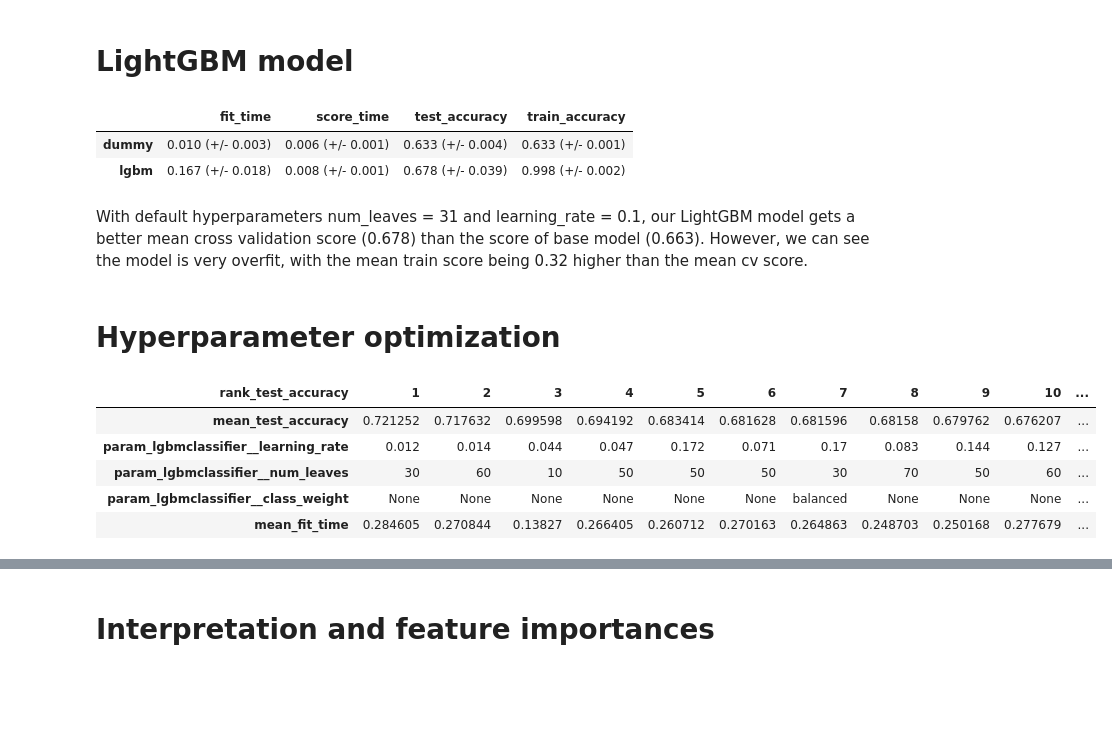
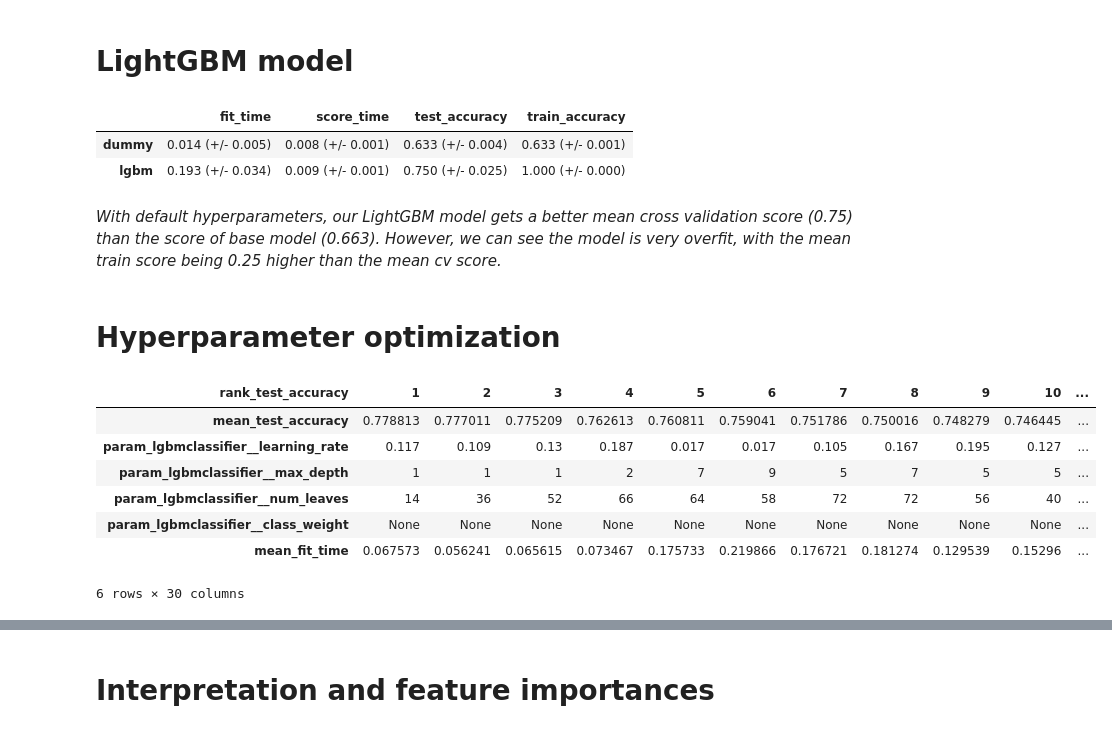
Before and after one commit to Capstone-Project-JYSF/Allard, a Jupyter notebook: models/LightGBM.ipynb, the cells around one changed output, grey strips where cells are left out. Saved outputs shown, nothing was run; the diff lists cells and outputs as text; code cells hidden in the pictures; blank space fills up the shorter version.

```diff
--- a/models/LightGBM.ipynb
+++ b/models/LightGBM.ipynb
@@ -104,22 +104,34 @@ numeric_features = [
 'Over how many months did the arrears accumulate?',
 
 ]
+
 ordinal_features = [
 'Was the tenant employed at the time of the hearing?',
 'If the tenant was not employed, did the decision state the tenant was receiving any form of government assistance (e.g. OW, childcare benefits, ODSP, OSAP)?',
 'If the tenant was employed, did the decision state any doubts about the stability of employment e.g. lack of guaranteed hours, contract work, etc.?',
 'Payment Plan'
 ]
+
 drop_features = ['case number']
+
 ordering_ordinal = [
     [-1,0,1],
     [-1,0,1],
     [-1,0,1],
     [0, 0.5, 1]
 ]
+
+passthrough_feats = list(
+    set(X_train.columns)
+    - set(categorical_features)
+    - set(numeric_features)
+    - set(ordinal_features)
+    - set(drop_features)
+)
 # %%
 preprocessor = make_column_transformer(
         (OneHotEncoder(handle_unknown="ignore"),categorical_features),
+        ("passthrough", passthrough_feats),
         (StandardScaler(),numeric_features),
         (OrdinalEncoder(categories = ordering_ordinal),ordinal_features),
         ("drop",drop_features))
@@ -207,50 +219,54 @@ results_df = pd.DataFrame(results_dict).T
 results_df
 # %% [output]
 |  | fit_time | score_time | test_accuracy | train_accuracy |
-| dummy | 0.010 (+/- 0.003) | 0.006 (+/- 0.001) | 0.633 (+/- 0.004) | 0.633 (+/- 0.001) |
-| lgbm | 0.167 (+/- 0.018) | 0.008 (+/- 0.001) | 0.678 (+/- 0.039) | 0.998 (+/- 0.002) |
+| dummy | 0.014 (+/- 0.005) | 0.008 (+/- 0.001) | 0.633 (+/- 0.004) | 0.633 (+/- 0.001) |
+| lgbm | 0.193 (+/- 0.034) | 0.009 (+/- 0.001) | 0.750 (+/- 0.025) | 1.000 (+/- 0.000) |
 # %% [markdown]
-With default hyperparameters num_leaves = 31 and learning_rate = 0.1, our LightGBM model gets a better mean cross validation score (0.678) than the score of base model (0.663). However, we can see the model is very overfit, with the mean train score being 0.32 higher than the mean cv score.
+_With default hyperparameters, our LightGBM model gets a better mean cross validation score (0.75) than the score of base model (0.663). However, we can see the model is very overfit, with the mean train score being 0.25 higher than the mean cv score._
 # %% [markdown]
 # Hyperparameter optimization
 # %%
 param_grid = {
     "lgbmclassifier__learning_rate": np.arange(0.01, 0.2, 0.001),
-    "lgbmclassifier__num_leaves": np.arange(10, 80, 10),
+    "lgbmclassifier__max_depth": np.arange(0, 12, 1),
+    "lgbmclassifier__num_leaves": np.arange(10, 80, 2),
     "lgbmclassifier__class_weight": ["balanced", None]
 }
 
 random_search = RandomizedSearchCV(
     pipe_lgbm,
     param_grid,
     n_jobs=-1,
-    n_iter=20,
+    n_iter=30,
     random_state=123,
     scoring=scoring_metrics,
     refit='accuracy',
     return_train_score=True
 )
 
 random_search.fit(X_train, y_train)
 
 results = pd.DataFrame(random_search.cv_results_)[
     [
         "mean_test_accuracy",
         "param_lgbmclassifier__learning_rate",
+        "param_lgbmclassifier__max_depth",
         "param_lgbmclassifier__num_leaves",
         "param_lgbmclassifier__class_weight",
         "mean_fit_time",
         "rank_test_accuracy",
     ]
 ].set_index("rank_test_accuracy").sort_index().T
 results
 # %% [output]
 | rank_test_accuracy | 1 | 2 | 3 | 4 | 5 | 6 | 7 | 8 | 9 | 10 | ... |
-| mean_test_accuracy | 0.721252 | 0.717632 | 0.699598 | 0.694192 | 0.683414 | 0.681628 | 0.681596 | 0.68158 | 0.679762 | 0.676207 | ... |
-| param_lgbmclassifier__learning_rate | 0.012 | 0.014 | 0.044 | 0.047 | 0.172 | 0.071 | 0.17 | 0.083 | 0.144 | 0.127 | ... |
-| param_lgbmclassifier__num_leaves | 30 | 60 | 10 | 50 | 50 | 50 | 30 | 70 | 50 | 60 | ... |
-| param_lgbmclassifier__class_weight | None | None | None | None | None | None | balanced | None | None | None | ... |
-| mean_fit_time | 0.284605 | 0.270844 | 0.13827 | 0.266405 | 0.260712 | 0.270163 | 0.264863 | 0.248703 | 0.250168 | 0.277679 | ... |
+| mean_test_accuracy | 0.778813 | 0.777011 | 0.775209 | 0.762613 | 0.760811 | 0.759041 | 0.751786 | 0.750016 | 0.748279 | 0.746445 | ... |
+| param_lgbmclassifier__learning_rate | 0.117 | 0.109 | 0.13 | 0.187 | 0.017 | 0.017 | 0.105 | 0.167 | 0.195 | 0.127 | ... |
+| param_lgbmclassifier__max_depth | 1 | 1 | 1 | 2 | 7 | 9 | 5 | 7 | 5 | 5 | ... |
+| param_lgbmclassifier__num_leaves | 14 | 36 | 52 | 66 | 64 | 58 | 72 | 72 | 56 | 40 | ... |
+| param_lgbmclassifier__class_weight | None | None | None | None | None | None | None | None | None | None | ... |
+| mean_fit_time | 0.067573 | 0.056241 | 0.065615 | 0.073467 | 0.175733 | 0.219866 | 0.176721 | 0.181274 | 0.129539 | 0.15296 | ... |
+6 rows × 30 columns
 # %%
 best_pipe_lgbm = make_pipeline(
     preprocessor,
```
Also changed, not shown: parts of 9 cells of this notebook.
